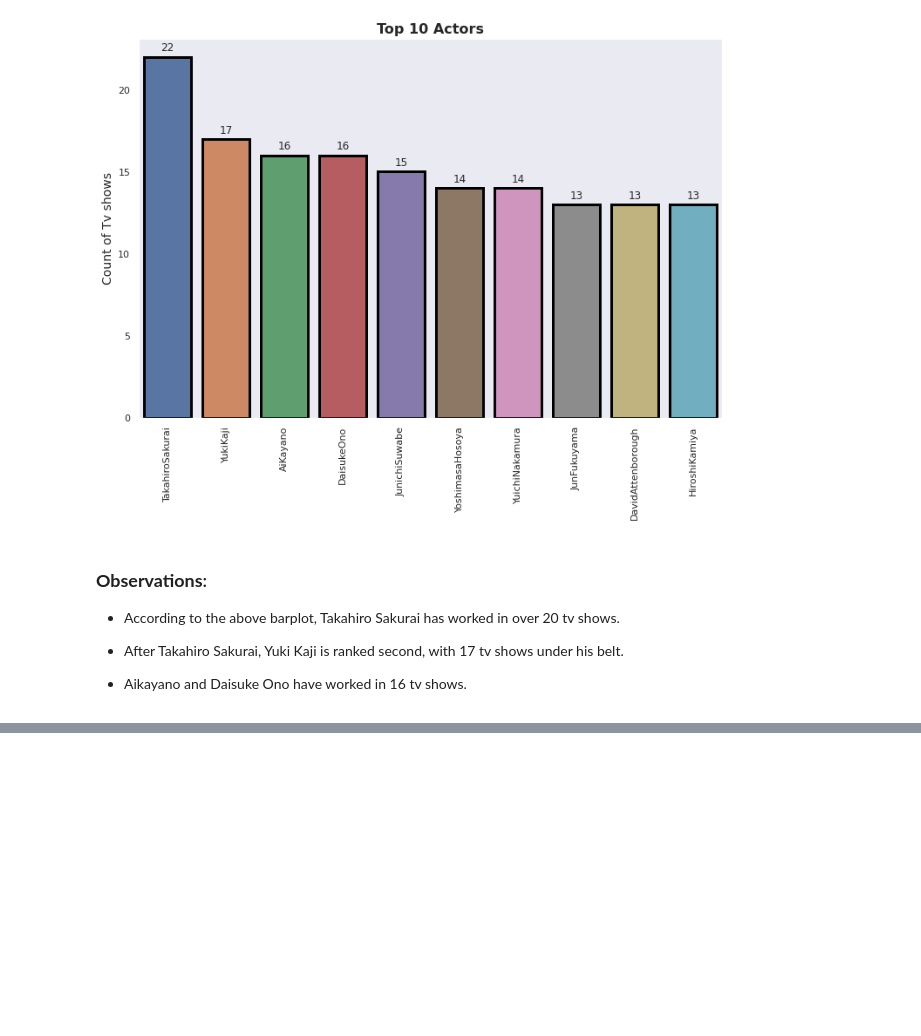
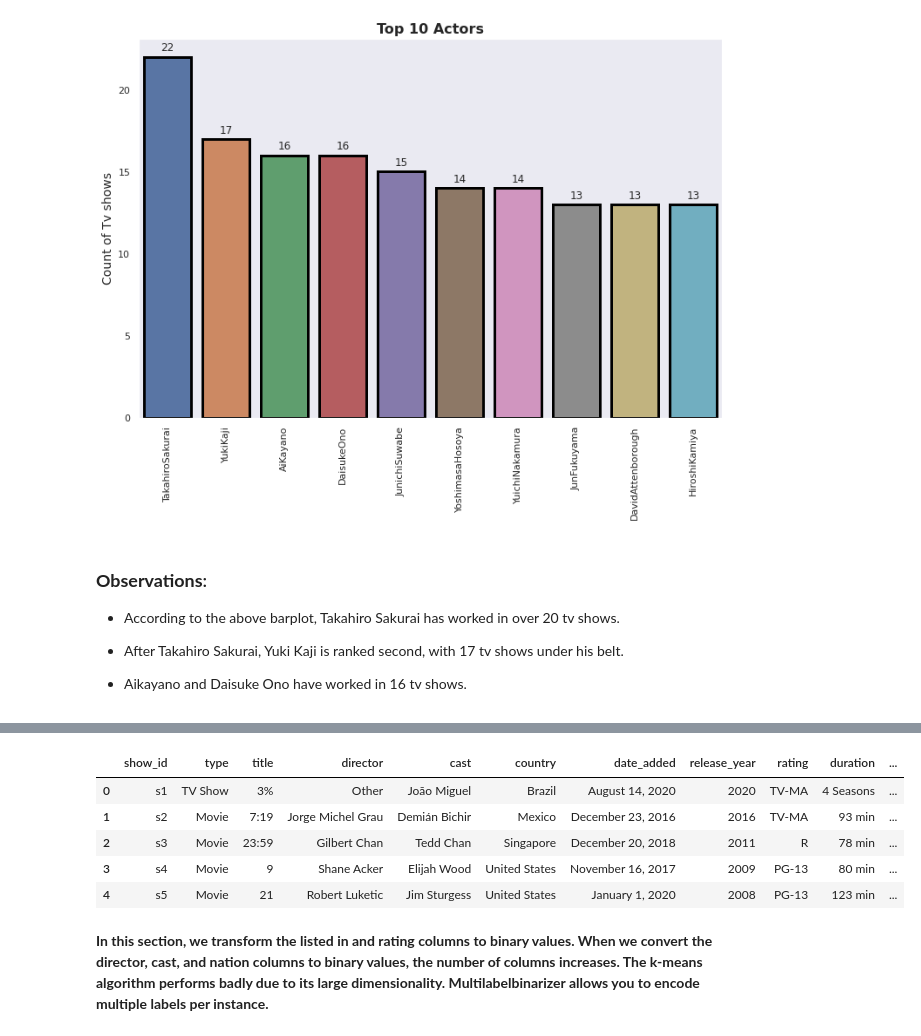
Before and after one commit to Debabarata308/Netflix-Movies-and-TV-Shows-Clustering, a Jupyter notebook: Copy_of_Copy_of_NETFLIX_MOVIES_AND_TV_SHOWS_CLUSTERING.ipynb, the cells around one changed output, grey strips where cells are left out. Cells and saved outputs as stored; diff of their text form; code cells hidden in the pictures; blank space fills up the shorter version.

```diff
--- a/Copy_of_Copy_of_NETFLIX_MOVIES_AND_TV_SHOWS_CLUSTERING.ipynb
+++ b/Copy_of_Copy_of_NETFLIX_MOVIES_AND_TV_SHOWS_CLUSTERING.ipynb
@@ -1190,0 +1274,20 @@ for p in ax.patches:
+# %%
+# Retain primary director, lead actor/actress, and primary country
+for i in range(len(df1)):
+  df1['director'][i] = df1['director'][i][0]
+  df1['cast'][i] = df1['cast'][i][0]
+  df1['country'][i] = df1['country'][i][0]
+  i += 1
+# %%
+# Renaming the dataframe
+feature_reduced_df = df1.copy()
+feature_reduced_df.head()
+# %% [output]
+|  | show_id | type | title | director | cast | country | date_added | release_year | rating | duration | ... |
+| 0 | s1 | TV Show | 3% | Other | João Miguel | Brazil | August 14, 2020 | 2020 | TV-MA | 4 Seasons | ... |
+| 1 | s2 | Movie | 7:19 | Jorge Michel Grau | Demián Bichir | Mexico | December 23, 2016 | 2016 | TV-MA | 93 min | ... |
+| 2 | s3 | Movie | 23:59 | Gilbert Chan | Tedd Chan | Singapore | December 20, 2018 | 2011 | R | 78 min | ... |
+| 3 | s4 | Movie | 9 | Shane Acker | Elijah Wood | United States | November 16, 2017 | 2009 | PG-13 | 80 min | ... |
+| 4 | s5 | Movie | 21 | Robert Luketic | Jim Sturgess | United States | January 1, 2020 | 2008 | PG-13 | 123 min | ... |
+# %% [markdown]
+**In this section, we transform the listed in and rating columns to binary values. When we convert the director, cast, and nation columns to binary values, the number of columns increases. The k-means algorithm performs badly due to its large dimensionality. Multilabelbinarizer allows you to encode multiple labels per instance.**
```
Also changed, not shown: parts of 22 cells of this notebook.
